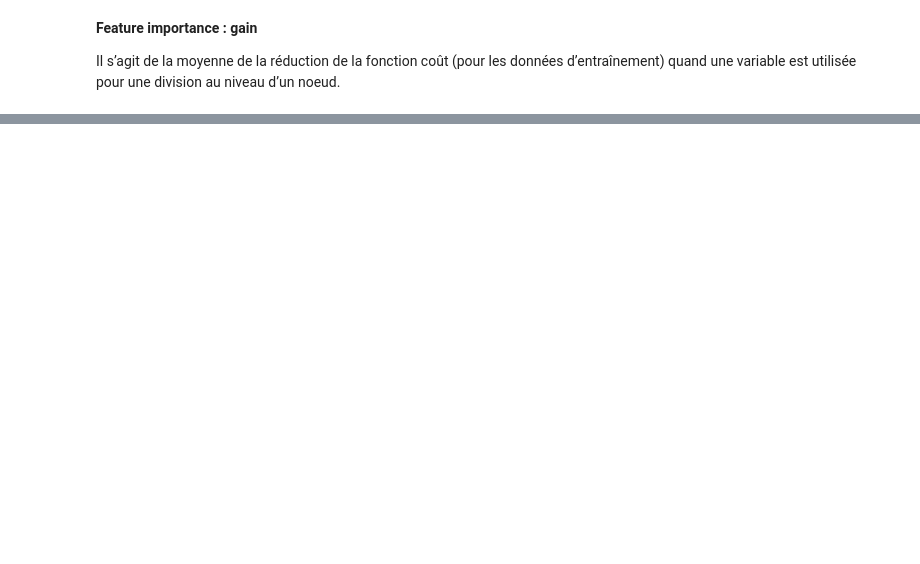
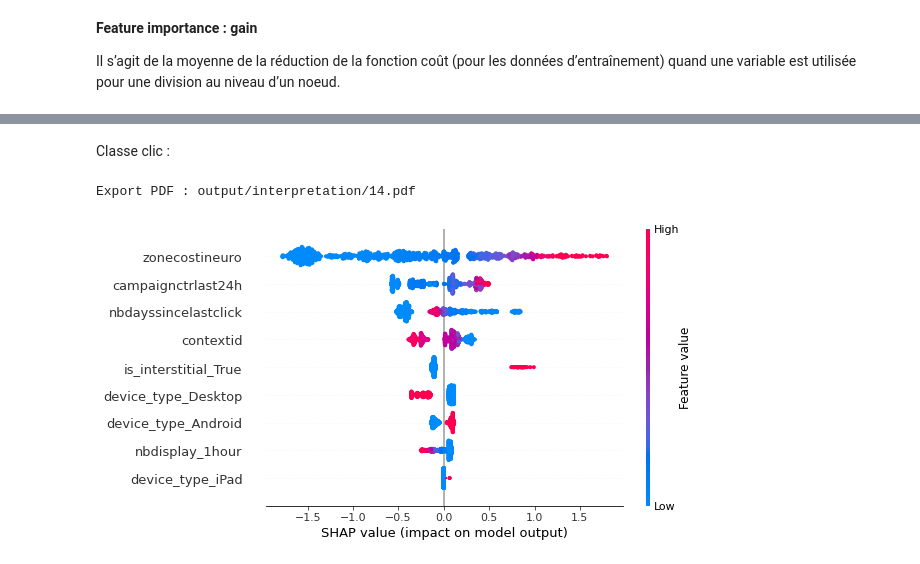
Before and after one commit to baptiste-pasquier/statapp, a Jupyter notebook: Modelisation/6_interpretation.ipynb, the cells around one changed output, grey strips where cells are left out. Saved outputs shown, nothing was run; the diff lists cells and outputs as text; code cells hidden in the pictures; blank space fills up the shorter version.

```diff
--- a/Modelisation/6_interpretation.ipynb
+++ b/Modelisation/6_interpretation.ipynb
@@ -464,3 +492,11 @@ Text(0.5, 1.0, 'feature importance : gain')
+# %% [markdown]
+Classe clic :
+# %%
+shap.summary_plot(shap_values_val, X_test_sample, show=False)
+pdf.export()
+# %% [output]
+Export PDF : output/interpretation/14.pdf
+[figure, added]
 # %%
 print(f"Durée totale d'exécution : {time.strftime('%H:%M:%S', time.gmtime(time.time() - t))}")
 # %% [output]
```
Also changed, not shown: parts of 23 cells of this notebook, 15 other files.
